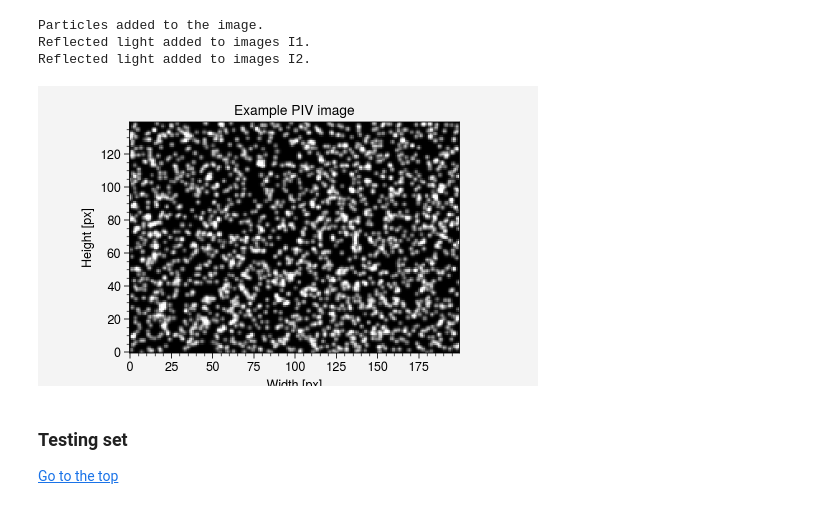
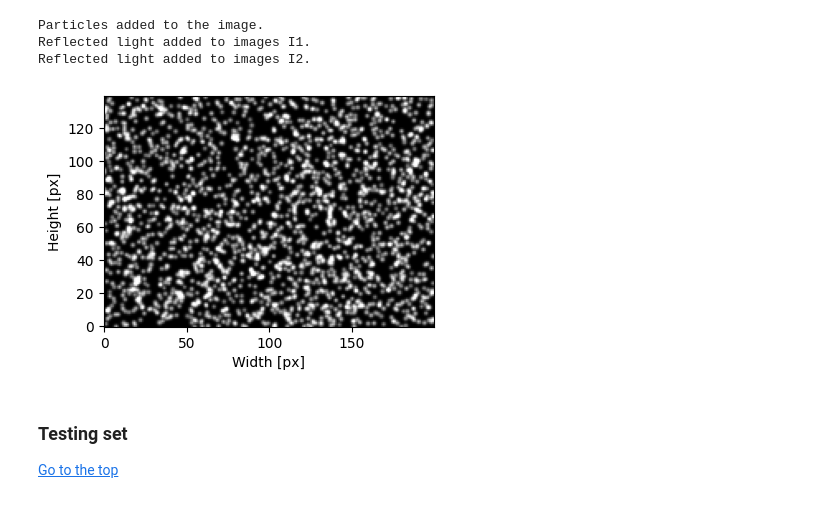
Before and after one commit to kamilazdybal/pykitPIV, a Jupyter notebook: jupyter-notebooks/integration-with-LIMA.ipynb, the cells around one changed output. Drawn from its saved outputs; the diff is of its cells as text; code cells hidden in the pictures.

```diff
--- a/jupyter-notebooks/integration-with-LIMA.ipynb
+++ b/jupyter-notebooks/integration-with-LIMA.ipynb
@@ -123,14 +124,13 @@ Reflected light added to images I2.
 # %%
 image_train.plot(0,
                  instance=1,
                  with_buffer=True,
                  xlabel='Width [px]',
                  ylabel='Height [px]',
-                 title='Example PIV image',
                  cmap='Greys_r',
                  figsize=figsize);
 # %% [output]
-[figure, old version]
+[figure, new version]
 # %% [markdown]
 <a id=synthetic-images-testing-set></a>
 
```
Also changed, not shown: parts of 6 cells of this notebook.
